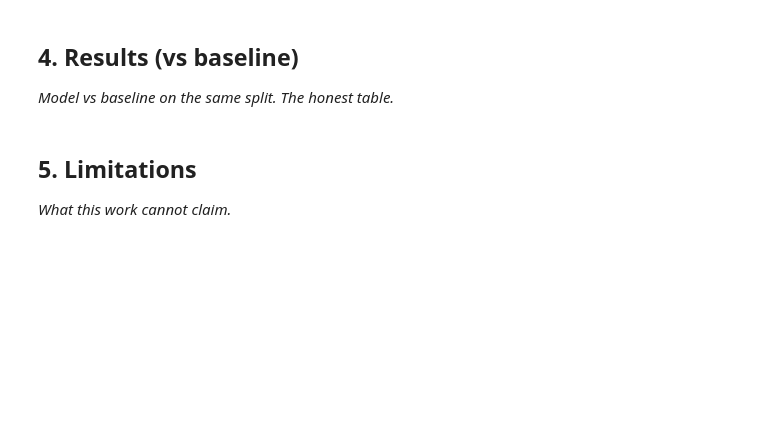
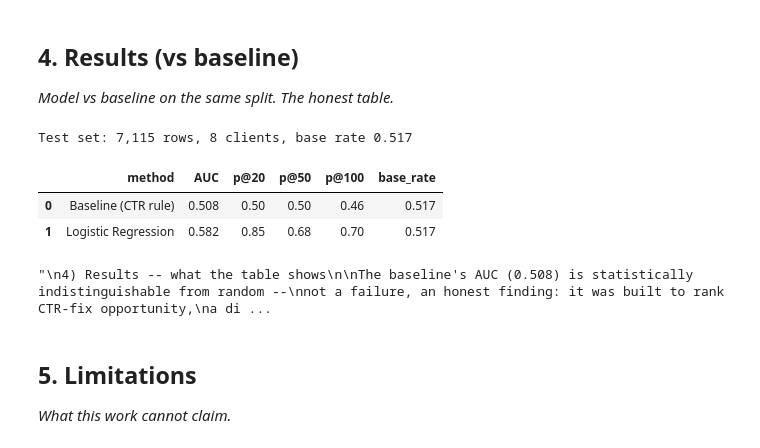
Before and after one commit to reetuparabat/flyrank-ml-internship, a Jupyter notebook: work/notebooks/capstone.ipynb, the cells around one changed output. Drawn from its saved outputs; the diff is of its cells as text; code cells hidden in the pictures; blank space fills up the shorter version.

```diff
--- a/work/notebooks/capstone.ipynb
+++ b/work/notebooks/capstone.ipynb
@@ -16,0 +36,7 @@ This skeleton is yours to fill. Work the sections **in order** — each one has
+# %%
+import pandas as pd
+import numpy as np
+
+df = pd.read_csv('/content/flyrank-ml-internship/data/raw/content_refresh_anonymized.csv')
+print(f'Rows: {len(df):,} | Columns: {df.shape[1]} | Clients: {df["client_id"].nunique()}')
+print(f'Content types: {df["content_type"].nunique()} | Date-independent snapshot (90-day trailing metrics)')
@@ -22,6 +133,71 @@ This skeleton is yours to fill. Work the sections **in order** — each one has
 ## 4. Results (vs baseline)
 
 *Model vs baseline on the same split. The honest table.*
+# %%
+def add_missing_flags(train_df, test_df, cols):
+    train_df, test_df = train_df.copy(), test_df.copy()
+    flags = []
+    for col in cols:
+        if col in train_df.columns:
+            train_df[f'{col}_was_missing'] = train_df[col].isna().astype(int)
+            test_df[f'{col}_was_missing'] = test_df[col].isna().astype(int)
+            flags.append(f'{col}_was_missing')
+    return train_df, test_df, flags
+
+def precision_at_k(frame, score_col, k):
+    return frame.sort_values(score_col, ascending=False).head(k)[TARGET].mean()
+
+gss = GroupShuffleSplit(n_splits=1, test_size=0.25, random_state=RANDOM_SEED)
+train_idx, test_idx = next(gss.split(df, groups=df['client_id']))
+train_g, test_g = df.iloc[train_idx].copy(), df.iloc[test_idx].copy()
+train_g, test_g, flags = add_missing_flags(train_g, test_g, SYSTEMATIC_MISSING)
+num_final = numeric_cols + flags
+
+assert len(set(train_g['client_id']) & set(test_g['client_id'])) == 0, 'client leakage!'
+
+preprocess = ColumnTransformer([
+    ('num', Pipeline([('impute', SimpleImputer(strategy='median')), ('scale', StandardScaler())]), num_final),
+    ('cat', Pipeline([('impute', SimpleImputer(strategy='constant', fill_value='missing')), ('onehot', OneHotEncoder(handle_unknown='ignore'))]), categorical_cols)
+])
+pipe = Pipeline([('prep', preprocess), ('clf', LogisticRegression(max_iter=2000, random_state=RANDOM_SEED))])
+pipe.fit(train_g[num_final + categorical_cols], train_g[TARGET])
+test_g['model_score'] = pipe.predict_proba(test_g[num_final + categorical_cols])[:, 1]
+
+benchmark_ctr = train_g.groupby('position_tier')['ctr'].mean().to_dict()
+test_g['visible'] = (test_g['impressions_90d'] >= 500).astype(int)
+test_g['benchmark_ctr'] = test_g['position_tier'].map(benchmark_ctr)
+test_g['baseline_score'] = test_g['visible'] * (test_g['benchmark_ctr'] - test_g['ctr']).clip(lower=0) * test_g['impressions_90d'] / 100
+
+base_rate = test_g[TARGET].mean()
+results = pd.DataFrame([
+    {'method':'Baseline (CTR rule)', 'AUC': roc_auc_score(test_g[TARGET], test_g['baseline_score']),
+     'p@20': precision_at_k(test_g,'baseline_score',20), 'p@50': precision_at_k(test_g,'baseline_score',50), 'p@100': precision_at_k(test_g,'baseline_score',100)},
+    {'method':'Logistic Regression', 'AUC': roc_auc_score(test_g[TARGET], test_g['model_score']),
+     'p@20': precision_at_k(test_g,'model_score',20), 'p@50': precision_at_k(test_g,'model_score',50), 'p@100': precision_at_k(test_g,'model_score',100)},
+])
+results['base_rate'] = round(base_rate,3)
+for c in ['AUC','p@20','p@50','p@100']: results[c] = results[c].round(3)
+print(f'Test set: {len(test_g):,} rows, {test_g["client_id"].nunique()} clients, base rate {base_rate:.3f}')
+results
+# %% [output]
+Test set: 7,115 rows, 8 clients, base rate 0.517
+|  | method | AUC | p@20 | p@50 | p@100 | base_rate |
+| 0 | Baseline (CTR rule) | 0.508 | 0.50 | 0.50 | 0.46 | 0.517 |
+| 1 | Logistic Regression | 0.582 | 0.85 | 0.68 | 0.70 | 0.517 |
+# %%
+"""
+4) Results -- what the table shows
+
+The baseline's AUC (0.508) is statistically indistinguishable from random --
+not a failure, an honest finding: it was built to rank CTR-fix opportunity,
+a different target than decline. The Logistic Regression clearly outperforms
+it at every K, most dramatically at precision@20 (0.850 vs. a 0.517 base
+rate) -- a real, useful lift for the top of a reviewer's queue, though a
+single 32-client grouped split, not k-fold CV, so treat the exact numbers as
+directional, not final decimal places.
+"""
+# %% [output]
+"\n4) Results -- what the table shows\n\nThe baseline's AUC (0.508) is statistically indistinguishable from random --\nnot a failure, an honest finding: it was built to rank CTR-fix opportunity,\na di ...
 # %% [markdown]
 ## 5. Limitations
 
```
Also changed, not shown: parts of 14 cells of this notebook.
